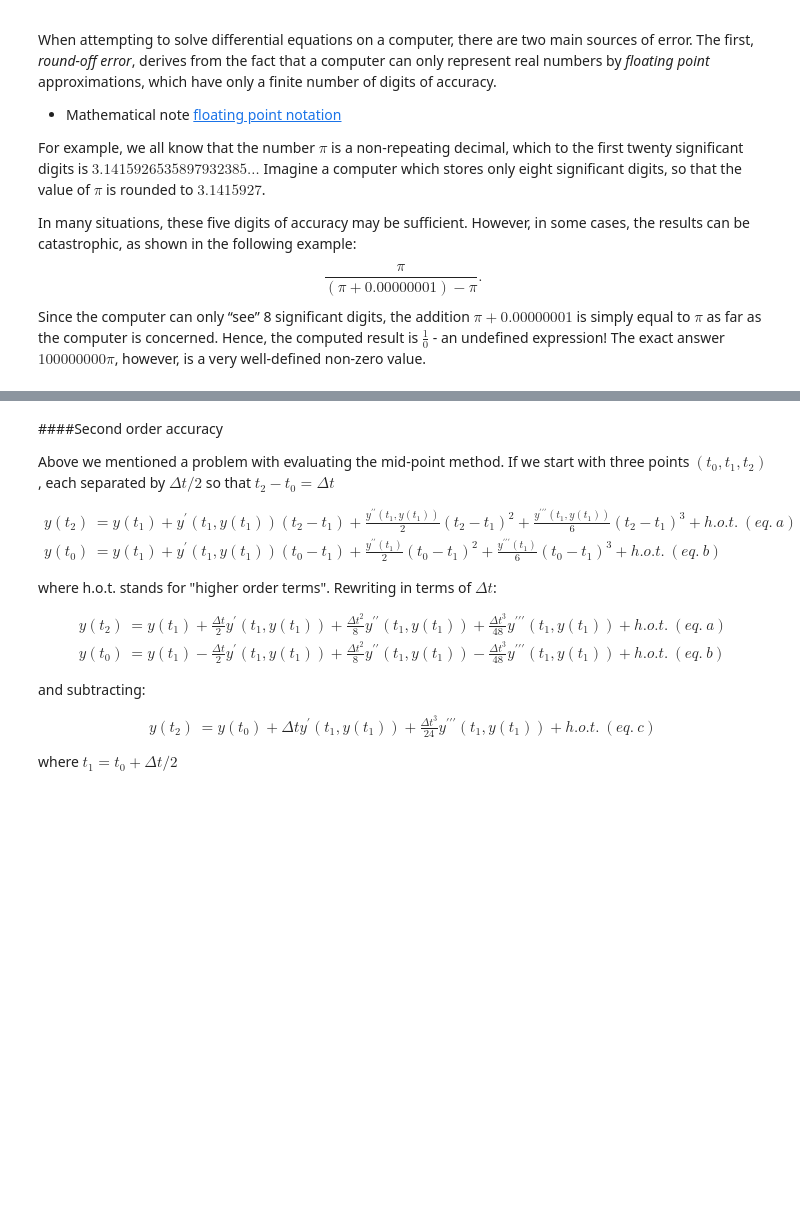
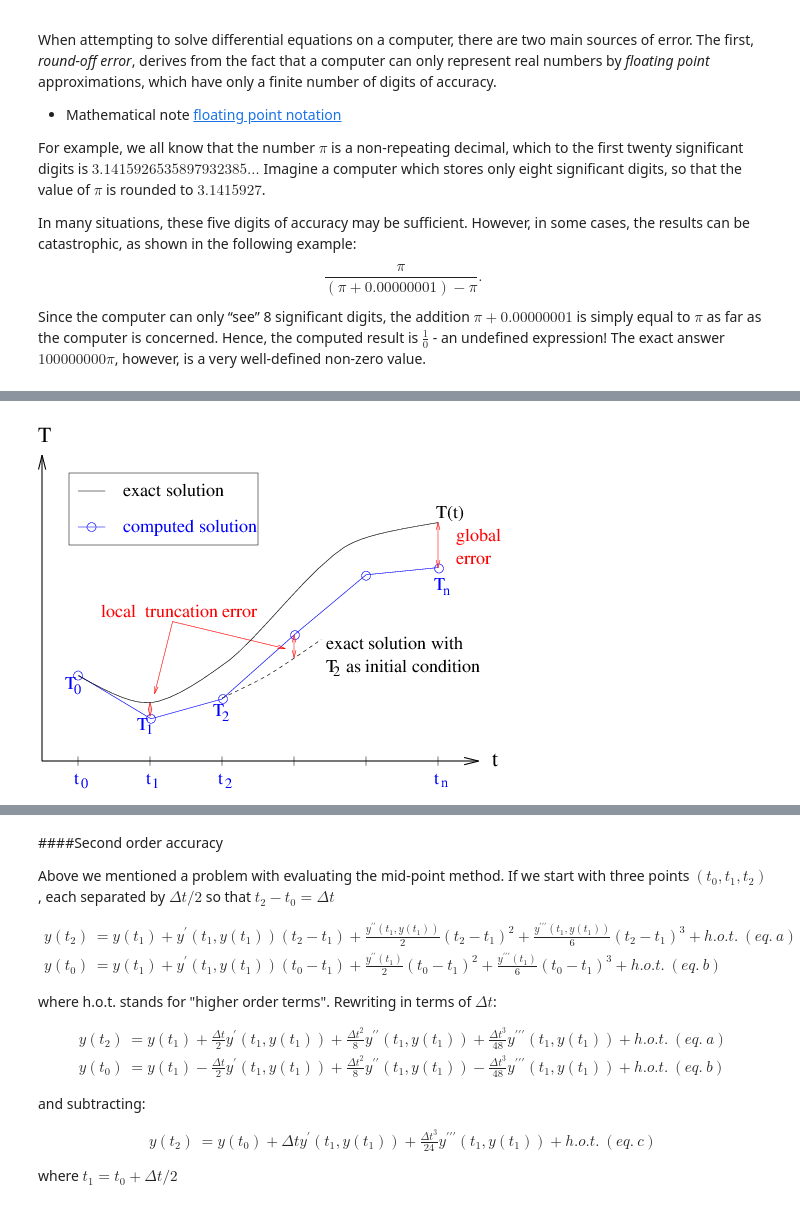
Before and after one commit to tjarnikova/numeric, a Jupyter notebook: lab2/lab2.ipynb, the cells around one changed output, grey strips where cells are left out. Cells and saved outputs as stored; diff of their text form; code cells hidden in the pictures; blank space fills up the shorter version.

Commit message:
fix figure

```diff
--- a/lab2/lab2.ipynb
+++ b/lab2/lab2.ipynb
@@ -390,0 +371,5 @@ error.
+# %%
+from IPython.display import Image
+Image(filename="images/error.png")
+# %% [output]
+[figure, added]
```
Also changed, not shown: parts of 4 cells of this notebook, 5 other files.
